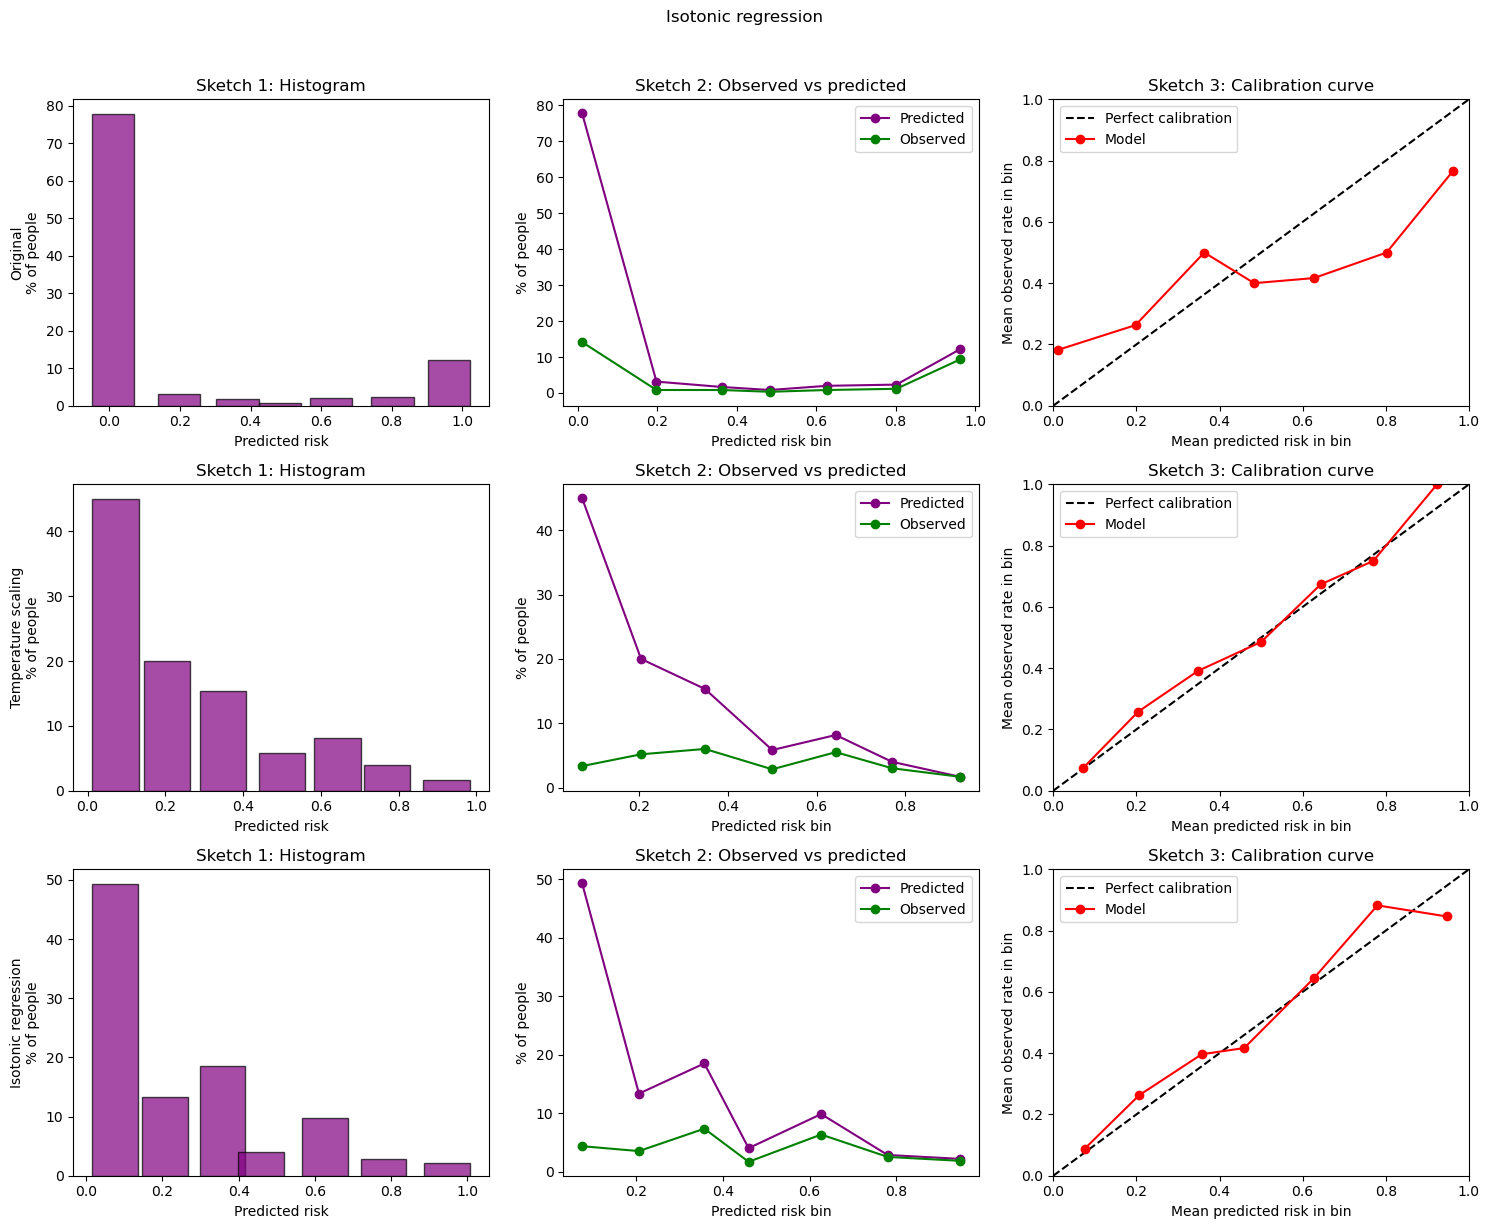
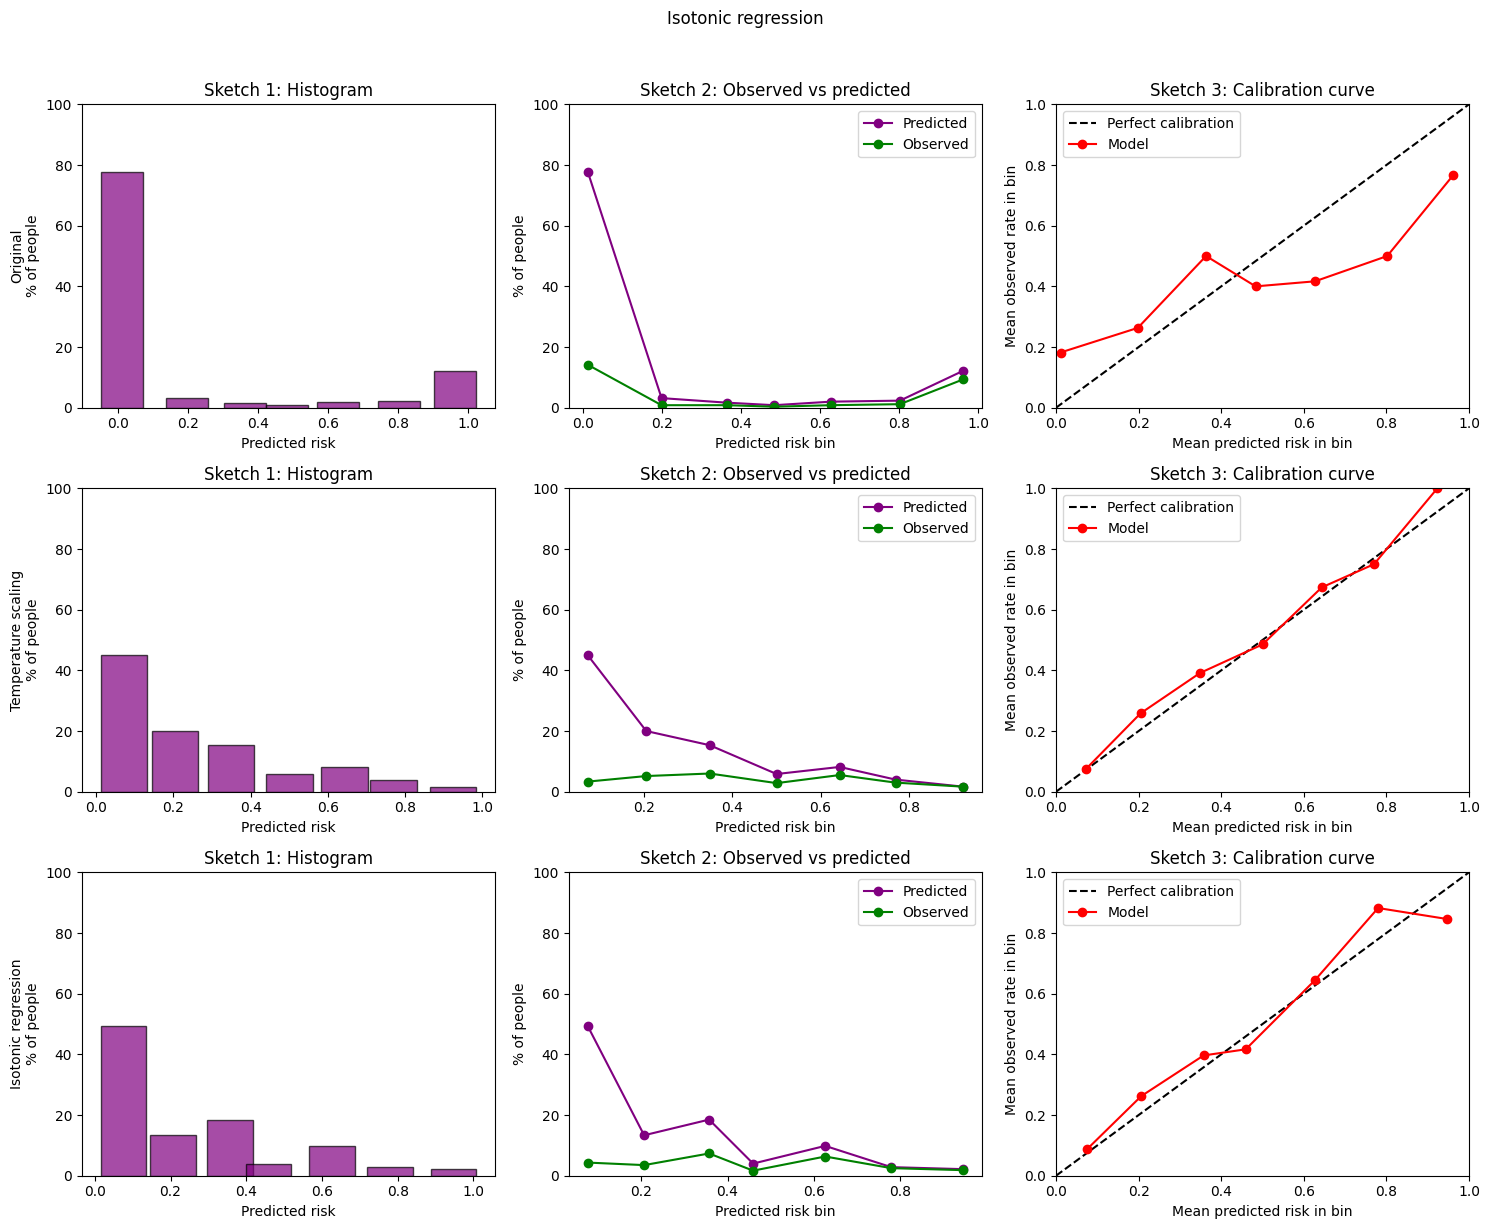
Unified diff of the notebook cell whose output changed from the first chart to the second:
--- before
+++ after
@@ -151,4 +151,7 @@
     )
     axes[row, 0].set_ylabel(f"{name}\n% of people")
+    axes[row, 0].set_ylim(0,100)
+    axes[row, 1].set_ylim(0,100)
+
 
 plt.tight_layout()

Commit: brain teasers added